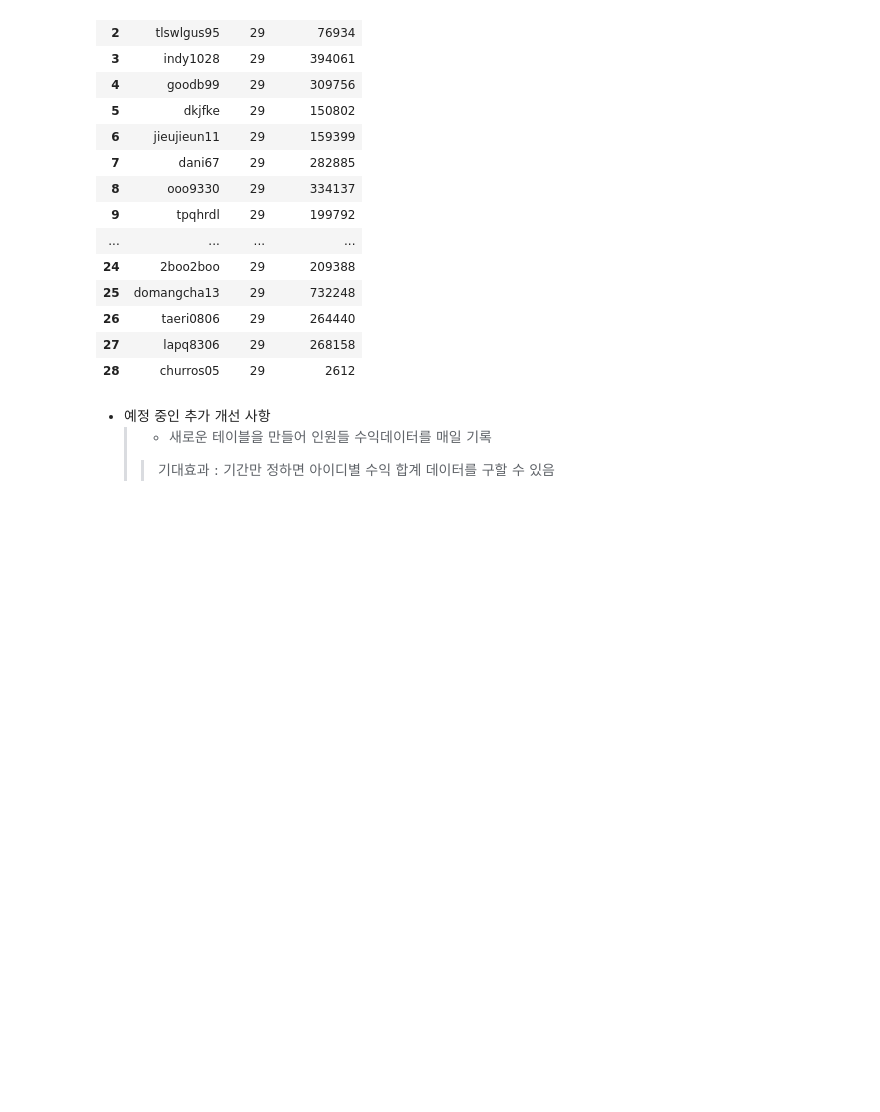
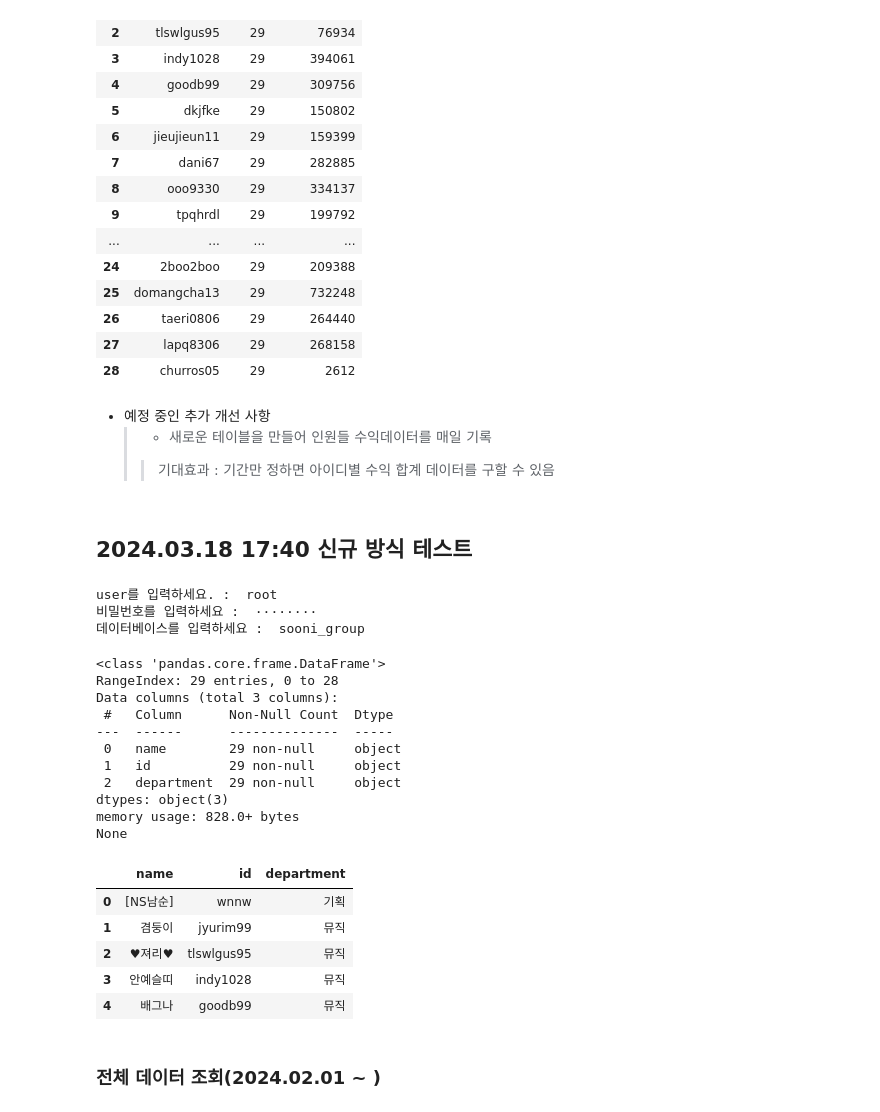
Before and after one commit to masche14/Sooni_poong_sum, a Jupyter notebook: sumpoong.ipynb, the cells around one changed output. Saved outputs shown, nothing was run; the diff lists cells and outputs as text; code cells hidden in the pictures; blank space fills up the shorter version.

```diff
--- a/sumpoong.ipynb
+++ b/sumpoong.ipynb
@@ -584,3 +584,42 @@ user를 입력하세요. :  root
 - 예정 중인 추가 개선 사항
   > - 새로운 테이블을 만들어 인원들 수익데이터를 매일 기록
   >> 기대효과 : 기간만 정하면 아이디별 수익 합계 데이터를 구할 수 있음
+# %% [markdown]
+## 2024.03.18 17:40 신규 방식 테스트
+# %%
+user=input('user를 입력하세요. : ')
+pw=getpass.getpass('비밀번호를 입력하세요 : ')
+db=input('데이터베이스를 입력하세요 : ')
+
+engine = create_engine(f"mysql://{user}:{pw}@localhost/{db}")
+# %% [output]
+user를 입력하세요. :  root
+비밀번호를 입력하세요 :  ········
+데이터베이스를 입력하세요 :  sooni_group
+# %%
+bj_df=pd.read_sql('select * from bj', engine)
+bj_name_list=bj_df['name'].to_list()
+bj_id_list=bj_df['id'].to_list()
+bj_department_list=bj_df['department'].to_list()
+print(bj_df.info())
+bj_df.head(5)
+# %% [output]
+<class 'pandas.core.frame.DataFrame'>
+RangeIndex: 29 entries, 0 to 28
+Data columns (total 3 columns):
+ #   Column      Non-Null Count  Dtype
+---  ------      --------------  -----
+ 0   name        29 non-null     object
+ 1   id          29 non-null     object
+ 2   department  29 non-null     object
+dtypes: object(3)
+memory usage: 828.0+ bytes
+None
+|  | name | id | department |
+| 0 | [NS남순] | wnnw | 기획 |
+| 1 | 겸둥이 | jyurim99 | 뮤직 |
+| 2 | ♥져리♥ | tlswlgus95 | 뮤직 |
+| 3 | 안예슬띠 | indy1028 | 뮤직 |
+| 4 | 배그나 | goodb99 | 뮤직 |
+# %% [markdown]
+### 전체 데이터 조회(2024.02.01 ~ )
```
Also changed, not shown: parts of 4 cells of this notebook, 1 other file.
